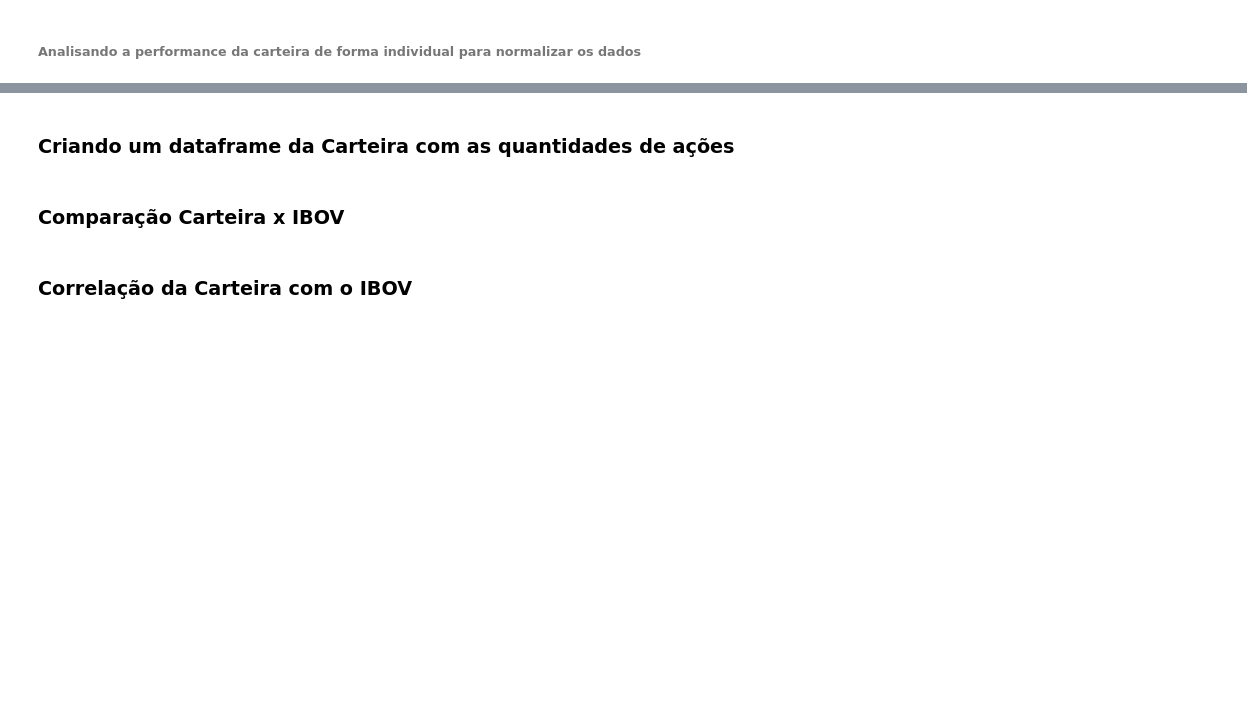
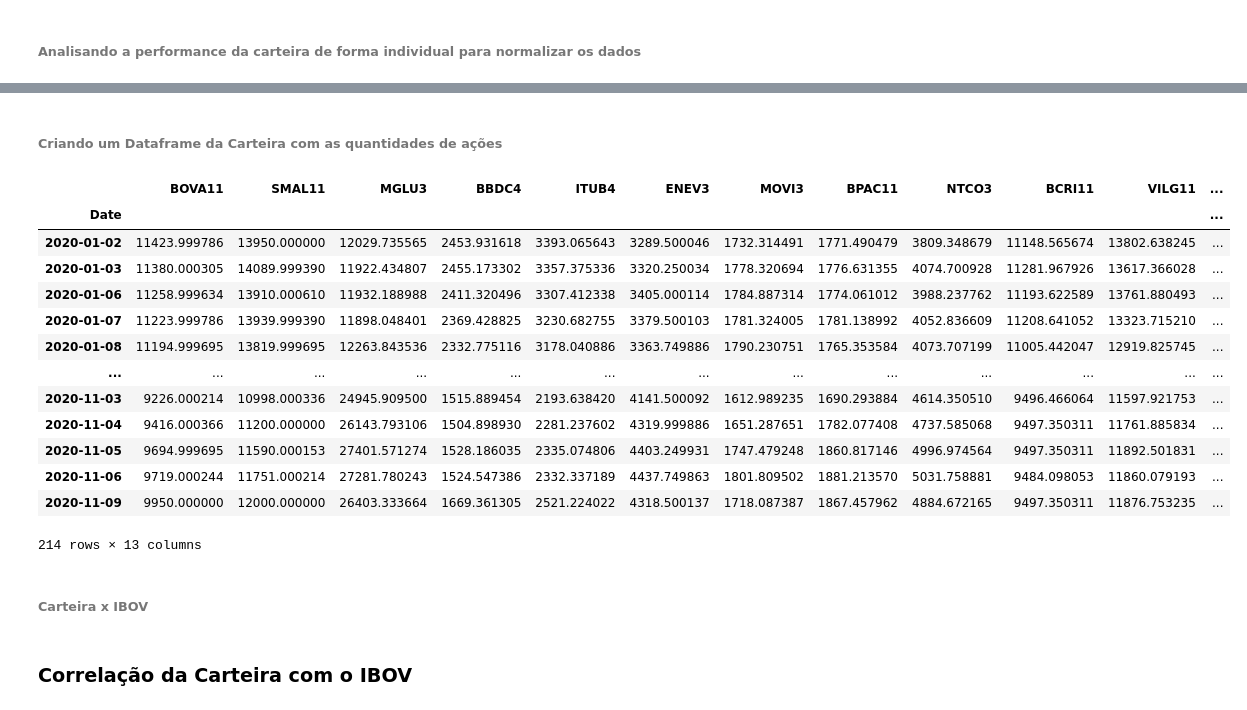
Before and after one commit to gsoaresdz/wallet, a Jupyter notebook: main.ipynb, the cells around one changed output, grey strips where cells are left out. Drawn from its saved outputs; the diff is of its cells as text; code cells hidden in the pictures; blank space fills up the shorter version.

```diff
--- a/main.ipynb
+++ b/main.ipynb
@@ -117,6 +132,31 @@ plt.legend(loc='upper left')
 # %% [markdown]
-### Criando um dataframe da Carteira com as quantidades de ações
+###### Criando um Dataframe da Carteira com as quantidades de ações
+# %%
+valor_investido = pd.DataFrame()
+
+for ativo in carteira['Ativos']:
+  valor_investido[ativo] = cotacoes_carteira[ativo] * carteira.loc[carteira['Ativos'] == ativo, 'Qtde'].values[0]
+
+# Remover GNDI3 pois não tem cotação
+valor_investido = valor_investido.drop('GNDI3', axis=1)
+
+display(valor_investido)
+# %% [output]
+|  | BOVA11 | SMAL11 | MGLU3 | BBDC4 | ITUB4 | ENEV3 | MOVI3 | BPAC11 | NTCO3 | BCRI11 | VILG11 | ... |
+| Date |  |  |  |  |  |  |  |  |  |  |  | ... |
+| 2020-01-02 | 11423.999786 | 13950.000000 | 12029.735565 | 2453.931618 | 3393.065643 | 3289.500046 | 1732.314491 | 1771.490479 | 3809.348679 | 11148.565674 | 13802.638245 | ... |
+| 2020-01-03 | 11380.000305 | 14089.999390 | 11922.434807 | 2455.173302 | 3357.375336 | 3320.250034 | 1778.320694 | 1776.631355 | 4074.700928 | 11281.967926 | 13617.366028 | ... |
+| 2020-01-06 | 11258.999634 | 13910.000610 | 11932.188988 | 2411.320496 | 3307.412338 | 3405.000114 | 1784.887314 | 1774.061012 | 3988.237762 | 11193.622589 | 13761.880493 | ... |
+| 2020-01-07 | 11223.999786 | 13939.999390 | 11898.048401 | 2369.428825 | 3230.682755 | 3379.500103 | 1781.324005 | 1781.138992 | 4052.836609 | 11208.641052 | 13323.715210 | ... |
+| 2020-01-08 | 11194.999695 | 13819.999695 | 12263.843536 | 2332.775116 | 3178.040886 | 3363.749886 | 1790.230751 | 1765.353584 | 4073.707199 | 11005.442047 | 12919.825745 | ... |
+| ... | ... | ... | ... | ... | ... | ... | ... | ... | ... | ... | ... | ... |
+| 2020-11-03 | 9226.000214 | 10998.000336 | 24945.909500 | 1515.889454 | 2193.638420 | 4141.500092 | 1612.989235 | 1690.293884 | 4614.350510 | 9496.466064 | 11597.921753 | ... |
+| 2020-11-04 | 9416.000366 | 11200.000000 | 26143.793106 | 1504.898930 | 2281.237602 | 4319.999886 | 1651.287651 | 1782.077408 | 4737.585068 | 9497.350311 | 11761.885834 | ... |
+| 2020-11-05 | 9694.999695 | 11590.000153 | 27401.571274 | 1528.186035 | 2335.074806 | 4403.249931 | 1747.479248 | 1860.817146 | 4996.974564 | 9497.350311 | 11892.501831 | ... |
+| 2020-11-06 | 9719.000244 | 11751.000214 | 27281.780243 | 1524.547386 | 2332.337189 | 4437.749863 | 1801.809502 | 1881.213570 | 5031.758881 | 9484.098053 | 11860.079193 | ... |
+| 2020-11-09 | 9950.000000 | 12000.000000 | 26403.333664 | 1669.361305 | 2521.224022 | 4318.500137 | 1718.087387 | 1867.457962 | 4884.672165 | 9497.350311 | 11876.753235 | ... |
+214 rows × 13 columns
 # %% [markdown]
-### Comparação Carteira x IBOV
+###### Carteira x IBOV
 # %% [markdown]
 ### Correlação da Carteira com o IBOV
```
Also changed, not shown: parts of 5 cells of this notebook.
